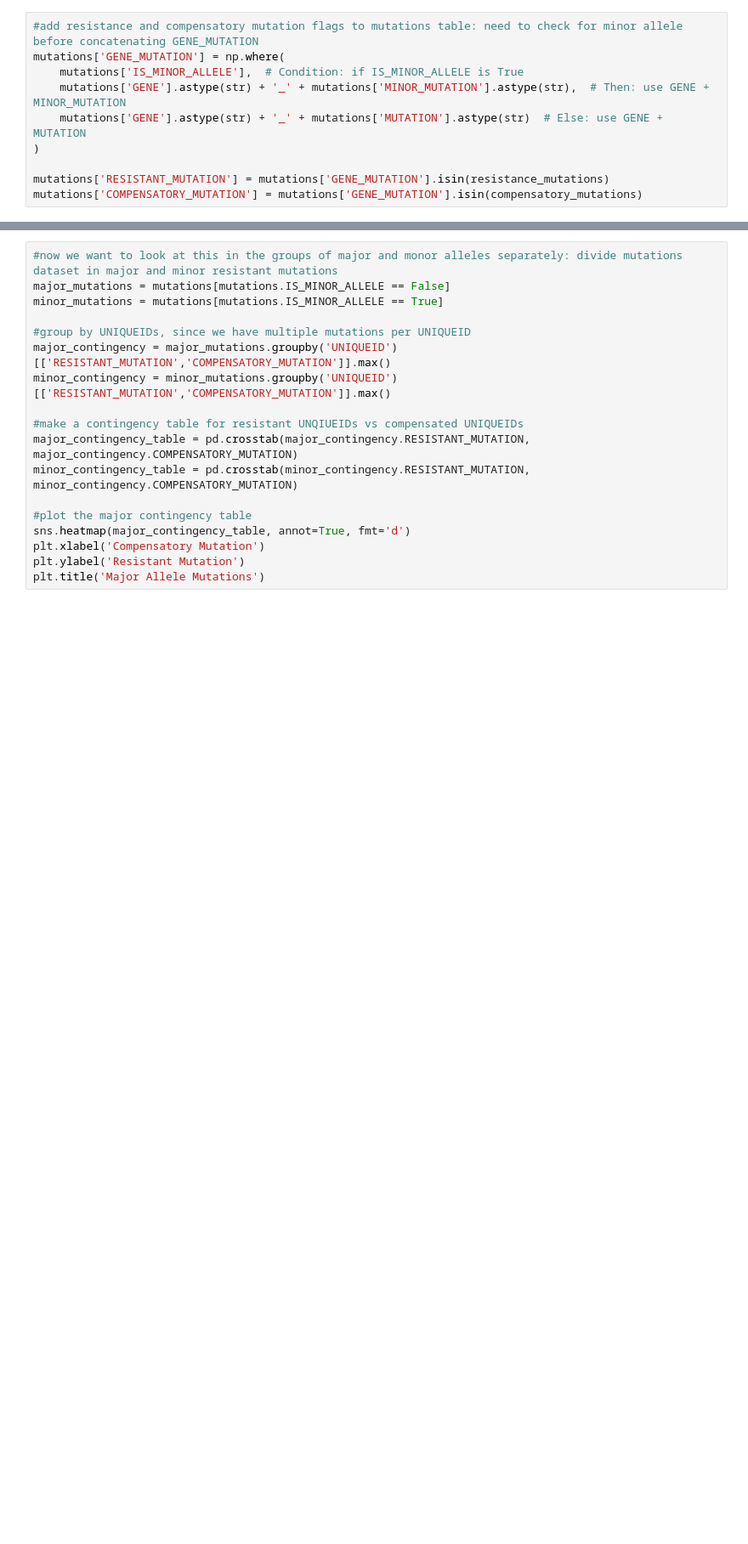
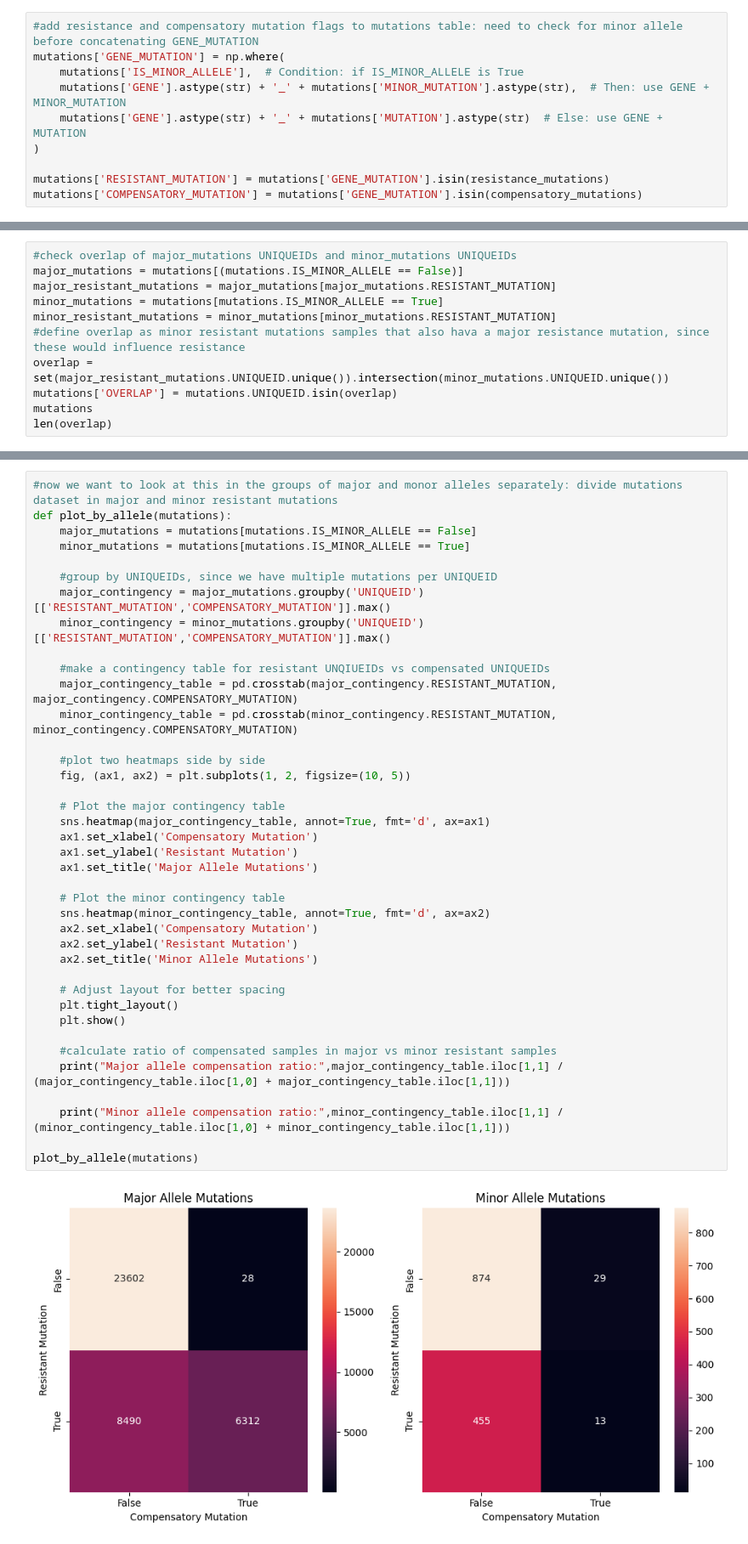
Before and after one commit to fowler-lab/tb-rnap-subpopulations, a Jupyter notebook: exploration.ipynb, the cells around one changed output, grey strips where cells are left out. Shown at 85% size. Saved outputs shown, nothing was run; the diff lists cells and outputs as text; blank space fills up the shorter version.

```diff
--- a/exploration.ipynb
+++ b/exploration.ipynb
@@ -102,0 +56,11 @@ contingency
+# %%
+#check overlap of major_mutations UNIQUEIDs and minor_mutations UNIQUEIDs
+major_mutations = mutations[(mutations.IS_MINOR_ALLELE == False)]
+major_resistant_mutations = major_mutations[major_mutations.RESISTANT_MUTATION]
+minor_mutations = mutations[mutations.IS_MINOR_ALLELE == True]
+minor_resistant_mutations = minor_mutations[minor_mutations.RESISTANT_MUTATION]
+#define overlap as minor resistant mutations samples that also hava a major resistance mutation, since these would influence resistance
+overlap = set(major_resistant_mutations.UNIQUEID.unique()).intersection(minor_mutations.UNIQUEID.unique())
+mutations['OVERLAP'] = mutations.UNIQUEID.isin(overlap)
+mutations
+len(overlap)
@@ -115,20 +84,42 @@ Text(0.5, 1.0, 'Contingency table of resistant and compensatory mutations')
 [figure]
 # %%
 #now we want to look at this in the groups of major and monor alleles separately: divide mutations dataset in major and minor resistant mutations
-major_mutations = mutations[mutations.IS_MINOR_ALLELE == False]
-minor_mutations = mutations[mutations.IS_MINOR_ALLELE == True]
+def plot_by_allele(mutations):
+    major_mutations = mutations[mutations.IS_MINOR_ALLELE == False]
+    minor_mutations = mutations[mutations.IS_MINOR_ALLELE == True]
 
-#group by UNIQUEIDs, since we have multiple mutations per UNIQUEID
-major_contingency = major_mutations.groupby('UNIQUEID')[['RESISTANT_MUTATION','COMPENSATORY_MUTATION']].max()
-minor_contingency = minor_mutations.groupby('UNIQUEID')[['RESISTANT_MUTATION','COMPENSATORY_MUTATION']].max()
+    #group by UNIQUEIDs, since we have multiple mutations per UNIQUEID
+    major_contingency = major_mutations.groupby('UNIQUEID')[['RESISTANT_MUTATION','COMPENSATORY_MUTATION']].max()
+    minor_contingency = minor_mutations.groupby('UNIQUEID')[['RESISTANT_MUTATION','COMPENSATORY_MUTATION']].max()
 
-#make a contingency table for resistant UNQIUEIDs vs compensated UNIQUEIDs
-major_contingency_table = pd.crosstab(major_contingency.RESISTANT_MUTATION, major_contingency.COMPENSATORY_MUTATION)
-minor_contingency_table = pd.crosstab(minor_contingency.RESISTANT_MUTATION, minor_contingency.COMPENSATORY_MUTATION)
+    #make a contingency table for resistant UNQIUEIDs vs compensated UNIQUEIDs
+    major_contingency_table = pd.crosstab(major_contingency.RESISTANT_MUTATION, major_contingency.COMPENSATORY_MUTATION)
+    minor_contingency_table = pd.crosstab(minor_contingency.RESISTANT_MUTATION, minor_contingency.COMPENSATORY_MUTATION)
 
-#plot the major contingency table
-sns.heatmap(major_contingency_table, annot=True, fmt='d')
-plt.xlabel('Compensatory Mutation')
-plt.ylabel('Resistant Mutation')
-plt.title('Major Allele Mutations')
+    #plot two heatmaps side by side
+    fig, (ax1, ax2) = plt.subplots(1, 2, figsize=(10, 5))
+
+    # Plot the major contingency table
+    sns.heatmap(major_contingency_table, annot=True, fmt='d', ax=ax1)
+    ax1.set_xlabel('Compensatory Mutation')
+    ax1.set_ylabel('Resistant Mutation')
+    ax1.set_title('Major Allele Mutations')
+
+    # Plot the minor contingency table
+    sns.heatmap(minor_contingency_table, annot=True, fmt='d', ax=ax2)
+    ax2.set_xlabel('Compensatory Mutation')
+    ax2.set_ylabel('Resistant Mutation')
+    ax2.set_title('Minor Allele Mutations')
+
+    # Adjust layout for better spacing
+    plt.tight_layout()
+    plt.show()
+
+    #calculate ratio of compensated samples in major vs minor resistant samples
+    print("Major allele compensation ratio:",major_contingency_table.iloc[1,1] / (major_contingency_table.iloc[1,0] + major_contingency_table.iloc[1,1]))
+
+    print("Minor allele compensation ratio:",minor_contingency_table.iloc[1,1] / (minor_contingency_table.iloc[1,0] + minor_contingency_table.iloc[1,1]))
+
+plot_by_allele(mutations)
 # %% [output]
+[figure, new version]
```
Also changed, not shown: parts of 24 cells of this notebook.
